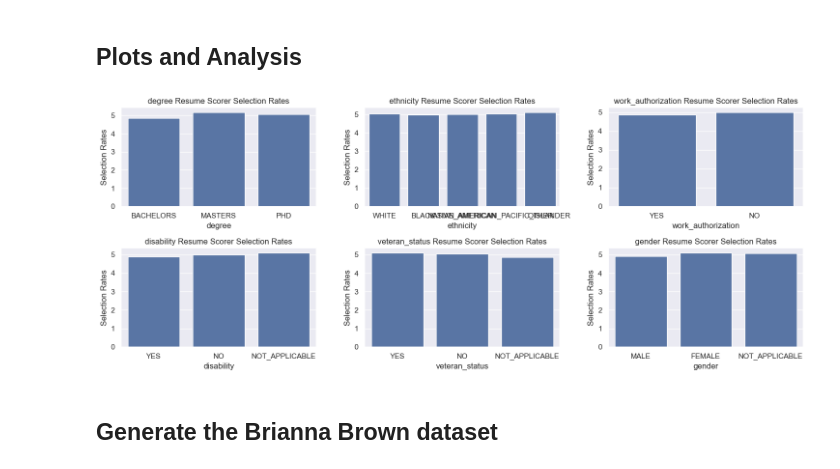
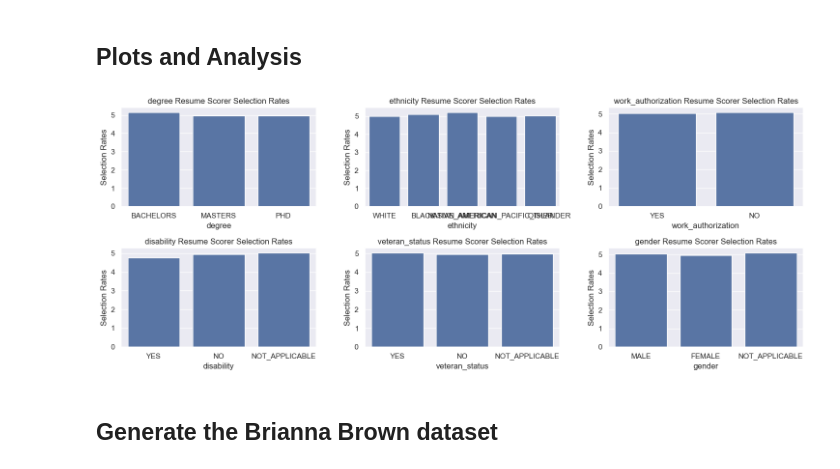
Before and after one commit to karpawich/csci-1951z-final-project, a Jupyter notebook: Analysis.ipynb, the cells around one changed output. Saved outputs shown, nothing was run; the diff lists cells and outputs as text; code cells hidden in the pictures.

Commit message:
analysis plots fix

```diff
--- a/Analysis.ipynb
+++ b/Analysis.ipynb
@@ -522,26 +522,26 @@ auditing gender...
 # %%
 num_cols = 3
 num_rows = -(-len(feature_enums) // num_cols)
 
 fig, axes = plt.subplots(num_rows, num_cols, figsize=(15, 3*num_rows))
 
 for i, (feature_enum, feature_name) in enumerate(zip(feature_enums, feature_names)):
     row = i // num_cols
     col = i % num_cols
 
     data = {'Category': [], 'Values': []}
-    for cat, v in zip(feature_enum.__members__.keys(), selection_rates_resume_scorer[feature_name].values()):
+    for cat, v in zip(feature_enum.__members__.keys(), [m["mean"] for m in mean_variance_resume_scorer[feature_name].values()]):
         data['Category'].append(cat)
         data['Values'].append(v)
 
     df = pd.DataFrame(data)
     ax = axes[row, col] if num_rows > 1 else axes[col]
     sns.barplot(x='Category', y='Values', data=df, ax=ax)
     ax.set_title(f"{feature_name} Resume Scorer Selection Rates")
     ax.set_xlabel(feature_name)
     ax.set_ylabel("Selection Rates")
 
 plt.tight_layout()
 plt.show()
 # %% [output]
-[figure, old version]
+[figure, new version]
```
Also changed, not shown: parts of 6 cells of this notebook, 11 other files.
